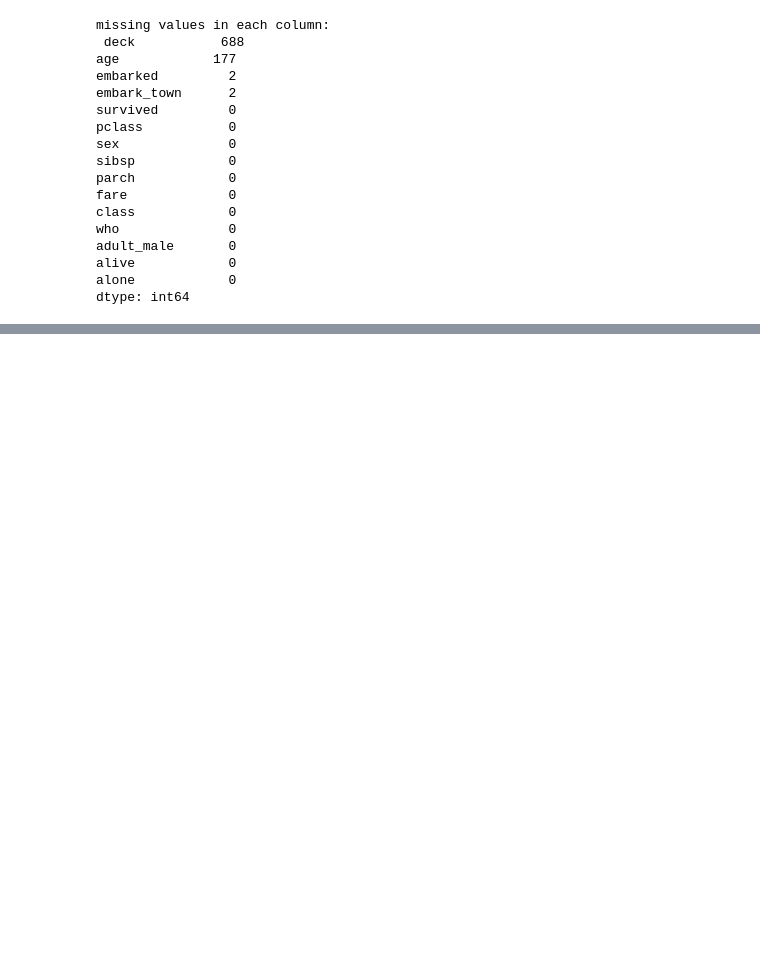
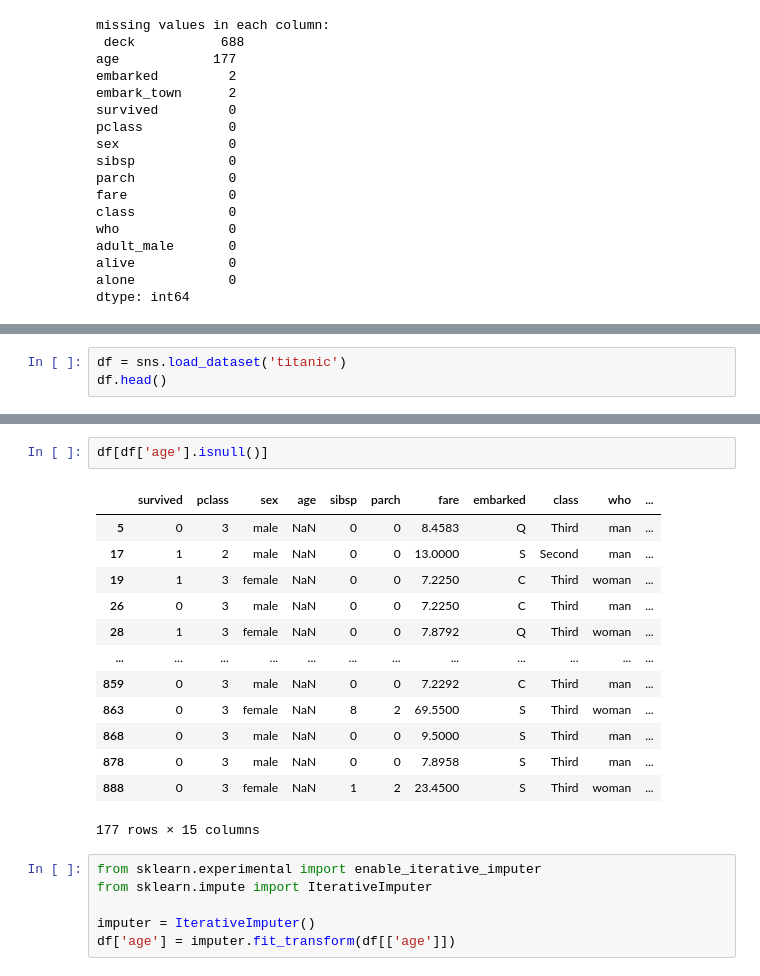
Before and after one commit to Samad-Developer/Six-months-of-AI-and-Data-Science-Mentorship-Program, a Jupyter notebook: 7. Machine Learning/2_missing_values.ipynb, the cells around one changed output, grey strips where cells are left out. Saved outputs shown, nothing was run; the diff lists cells and outputs as text; blank space fills up the shorter version.

```diff
--- a/7. Machine Learning/2_missing_values.ipynb
+++ b/7. Machine Learning/2_missing_values.ipynb
@@ -44,0 +110,3 @@ dtype: int64
+# %%
+df = sns.load_dataset('titanic')
+df.head()
@@ -44,0 +120,22 @@ dtype: int64
+# %%
+df[df['age'].isnull()]
+# %% [output]
+|  | survived | pclass | sex | age | sibsp | parch | fare | embarked | class | who | ... |
+| 5 | 0 | 3 | male | NaN | 0 | 0 | 8.4583 | Q | Third | man | ... |
+| 17 | 1 | 2 | male | NaN | 0 | 0 | 13.0000 | S | Second | man | ... |
+| 19 | 1 | 3 | female | NaN | 0 | 0 | 7.2250 | C | Third | woman | ... |
+| 26 | 0 | 3 | male | NaN | 0 | 0 | 7.2250 | C | Third | man | ... |
+| 28 | 1 | 3 | female | NaN | 0 | 0 | 7.8792 | Q | Third | woman | ... |
+| ... | ... | ... | ... | ... | ... | ... | ... | ... | ... | ... | ... |
+| 859 | 0 | 3 | male | NaN | 0 | 0 | 7.2292 | C | Third | man | ... |
+| 863 | 0 | 3 | female | NaN | 8 | 2 | 69.5500 | S | Third | woman | ... |
+| 868 | 0 | 3 | male | NaN | 0 | 0 | 9.5000 | S | Third | man | ... |
+| 878 | 0 | 3 | male | NaN | 0 | 0 | 7.8958 | S | Third | man | ... |
+| 888 | 0 | 3 | female | NaN | 1 | 2 | 23.4500 | S | Third | woman | ... |
+177 rows × 15 columns
+# %%
+from sklearn.experimental import enable_iterative_imputer
+from sklearn.impute import IterativeImputer
+
+imputer = IterativeImputer()
+df['age'] = imputer.fit_transform(df[['age']])
```
Also changed, not shown: parts of 10 cells of this notebook, 2 other files.
